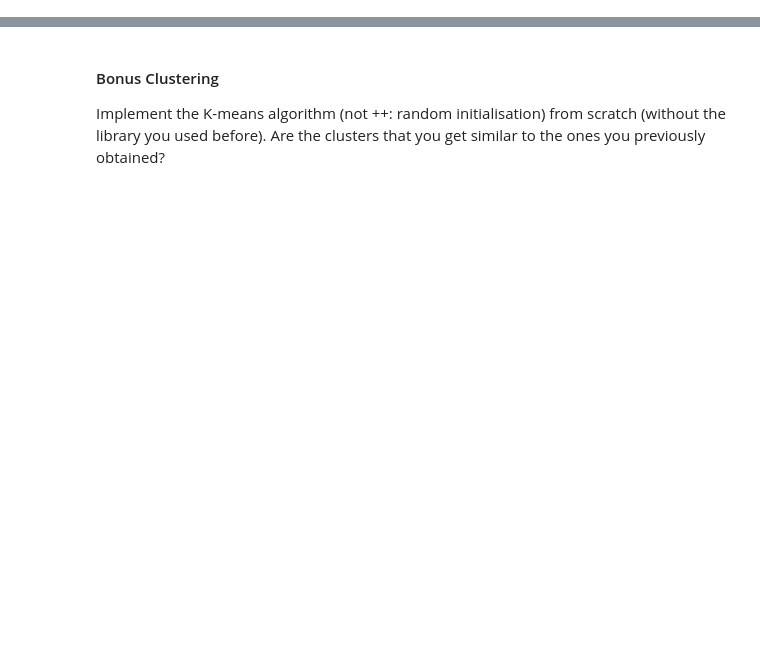
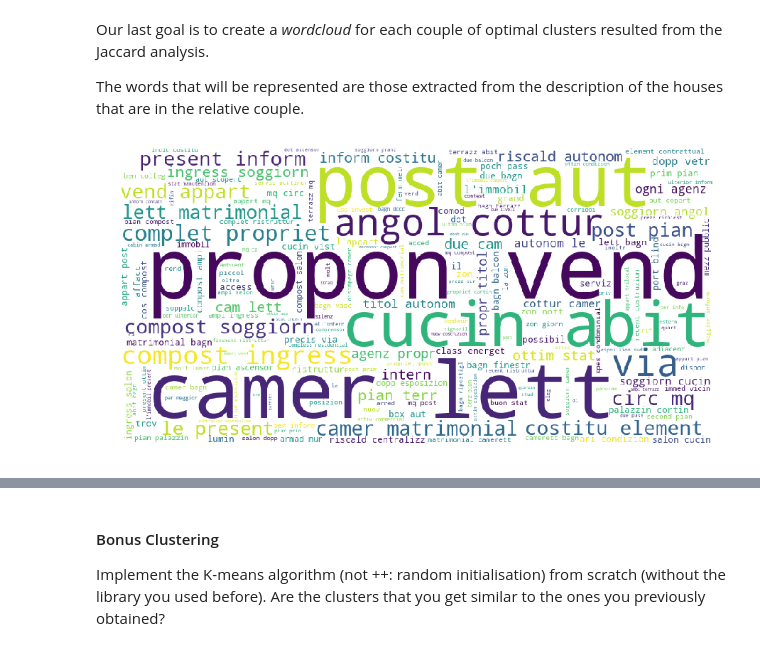
Before and after one commit to lrnzgiusti/ADM-HW4-GP29, a Jupyter notebook: ADM-HW4-GP29.ipynb, the cells around one changed output, grey strips where cells are left out. Drawn from its saved outputs; the diff is of its cells as text; code cells hidden in the pictures; blank space fills up the shorter version.

Commit message:
Last commit, updated the notebook.

```diff
--- a/ADM-HW4-GP29.ipynb
+++ b/ADM-HW4-GP29.ipynb
@@ -6,0 +554,34 @@ from pyspark.sql import SparkSession
+# %% [markdown]
+Our last goal is to create a <i>wordcloud</i> for each couple of optimal clusters resulted from the Jaccard analysis.
+
+The words that will be represented are those extracted from the description of the houses that are in the relative couple.
+# %%
+wc1= set(dic[0]).intersection(set(dic2[3]))
+wc2= set(dic[0]).intersection(set(dic2[2]))
+wc3= set(dic[0]).intersection(set(dic2[1]))
+# %%
+def create_string(wc):
+
+    text1=""
+    for ann in wc:
+        announcement = "announcement"+str(ann)
+        text_ann = " ".join(voc[announcement])
+
+        text1 += text_ann
+    return text1
+# %%
+txt1 = create_string(wc1)
+# %%
+def wc_image(text):
+
+    wordcloud1 = WordCloud(width = 1000, height = 500,background_color='white').generate(text)
+    plt.figure(figsize=(15,8))
+    plt.imshow(wordcloud1)
+    plt.axis("off")
+
+    plt.show()
+    plt.close()
+# %%
+wc_image(txt1)
+# %% [output]
+[figure, added]
```
Also changed, not shown: parts of 61 cells of this notebook.
